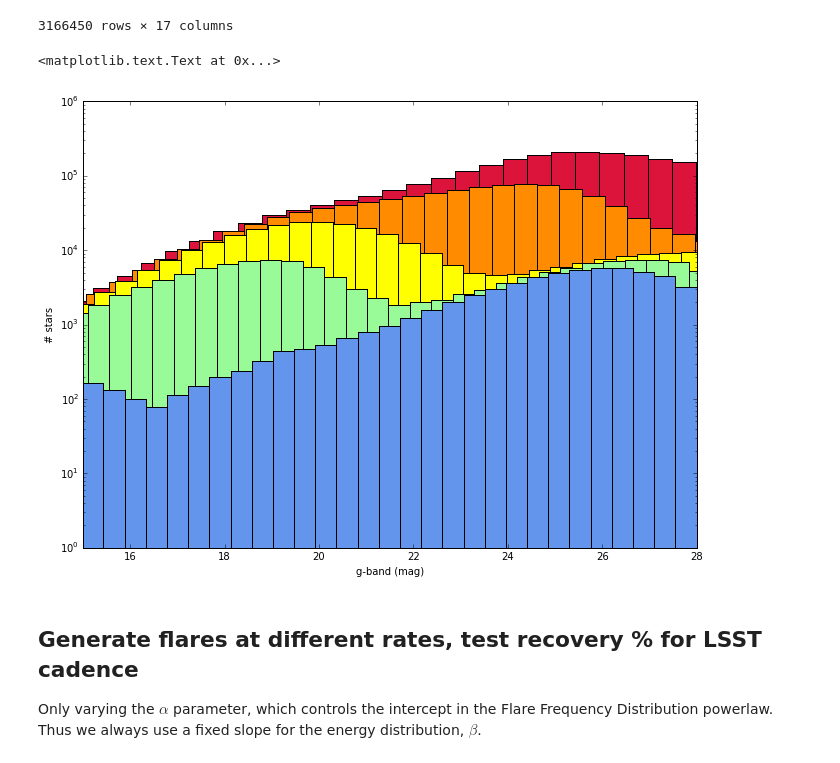
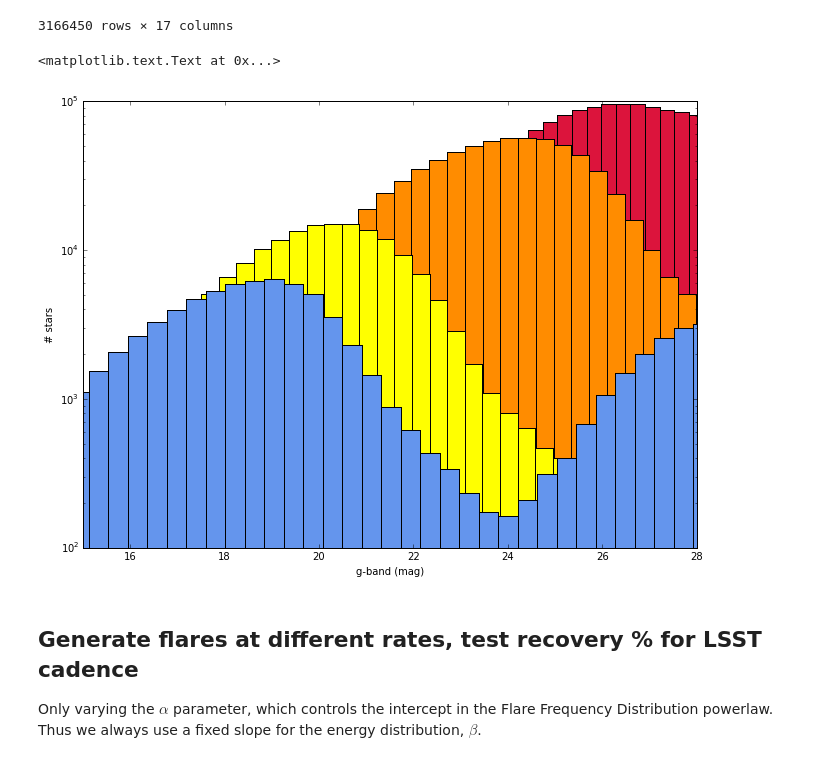
Before and after one commit to lsst-sims/MW-Flare, a Jupyter notebook: figures.ipynb, the cells around one changed output. Saved outputs shown, nothing was run; the diff lists cells and outputs as text; code cells hidden in the pictures.

```diff
--- a/figures.ipynb
+++ b/figures.ipynb
@@ -42,22 +42,23 @@ df
 # %%
 # make a histogram of # of stars versus Apparent Mag in each temperature bin (3k to 7k)
 Teff_bins = np.log10(np.arange(3000,8000,1000))
 
 fov = 3.5 # sq deg (size of Trilegal field)
 
-clrs = ['crimson','darkorange','yellow','palegreen','cornflowerblue']
+clrs = ['crimson','darkorange','yellow','cornflowerblue']
 
 plt.figure(figsize=(11,8))
-for k in range(len(Teff_bins)):
-    x = np.where((df['logg'] >= 4) & (df['logTe'] >= Teff_bins[k]) & (df['logTe'] < Teff_bins[k]+1000))
+for k in range(len(Teff_bins)-1):
+    x = np.where((df['logg'] >= 4) & (df['logTe'] >= Teff_bins[k]) & (df['logTe'] < Teff_bins[k+1]))
     _ = plt.hist(df['g'].values[x], bins=50, color=clrs[k])
 plt.yscale('log')
 plt.xlim(15,28)
+plt.ylim(1e2,1e5)
 plt.xlabel('g-band (mag)')
 plt.ylabel('# stars')
 # %% [output]
 <matplotlib.text.Text at 0x...>
-[figure, old version]
+[figure, new version]
 # %% [markdown]
 ## Generate flares at different rates, test recovery % for LSST cadence
 
```
Also changed, not shown: parts of 6 cells of this notebook.
